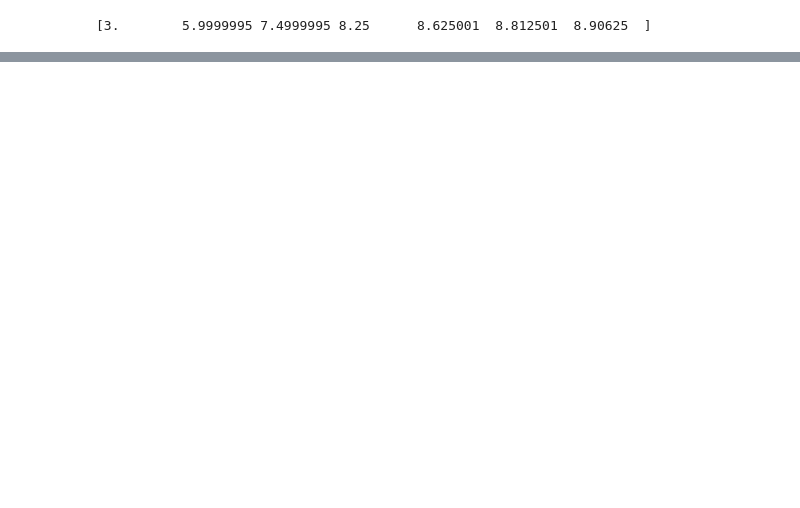
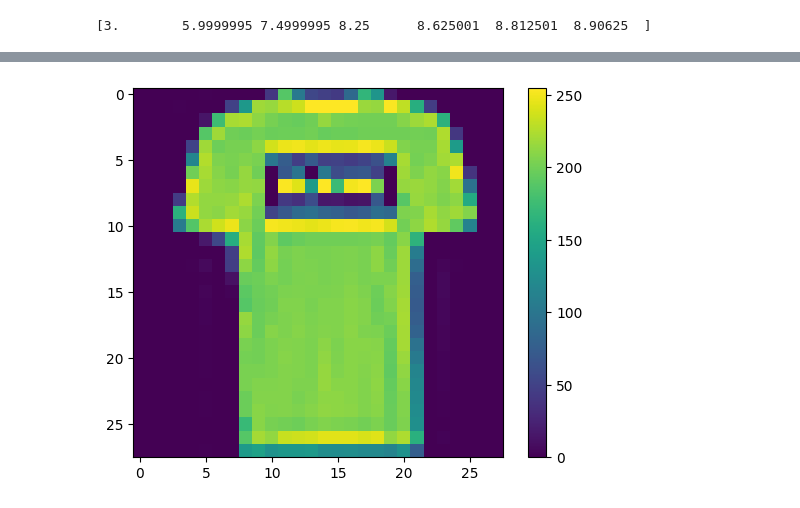
Before and after one commit to marius2347/Multiple-Datasets-Prediction-using-Tensorflow-in-Python-on-FreeCodeCamp, a Jupyter notebook: tensorflow.ipynb, the cells around one changed output, grey strips where cells are left out. Saved outputs shown, nothing was run; the diff lists cells and outputs as text; code cells hidden in the pictures; blank space fills up the shorter version.

```diff
--- a/tensorflow.ipynb
+++ b/tensorflow.ipynb
@@ -345,0 +394,8 @@ with tf.compat.v1.Session() as sess:
+# %%
+plt.figure()
+plt.imshow(train_images[1])
+plt.colorbar()
+plt.grid(False)
+plt.show()
+# %% [output]
+[figure, added]
```
Also changed, not shown: parts of 25 cells of this notebook, 1 other file.
